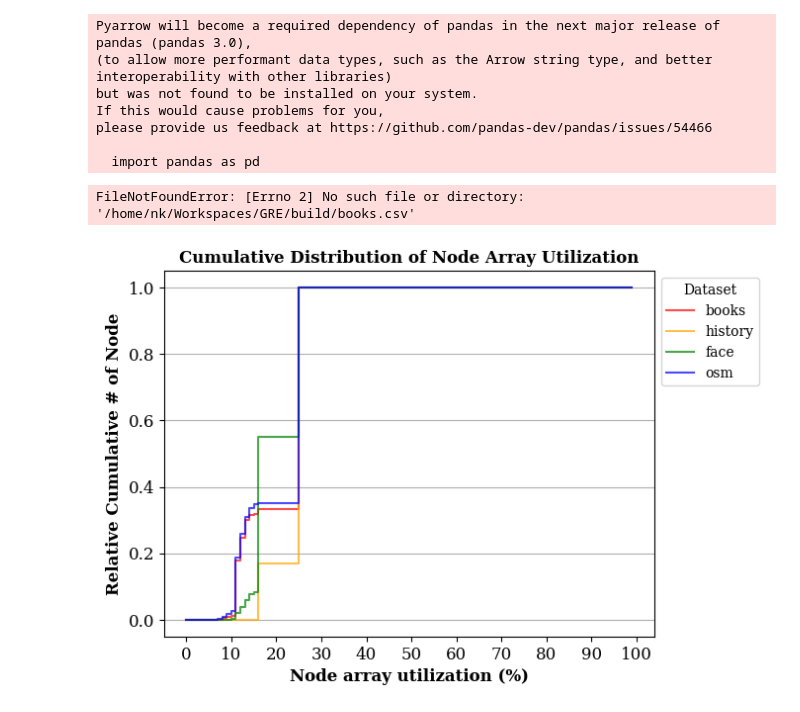
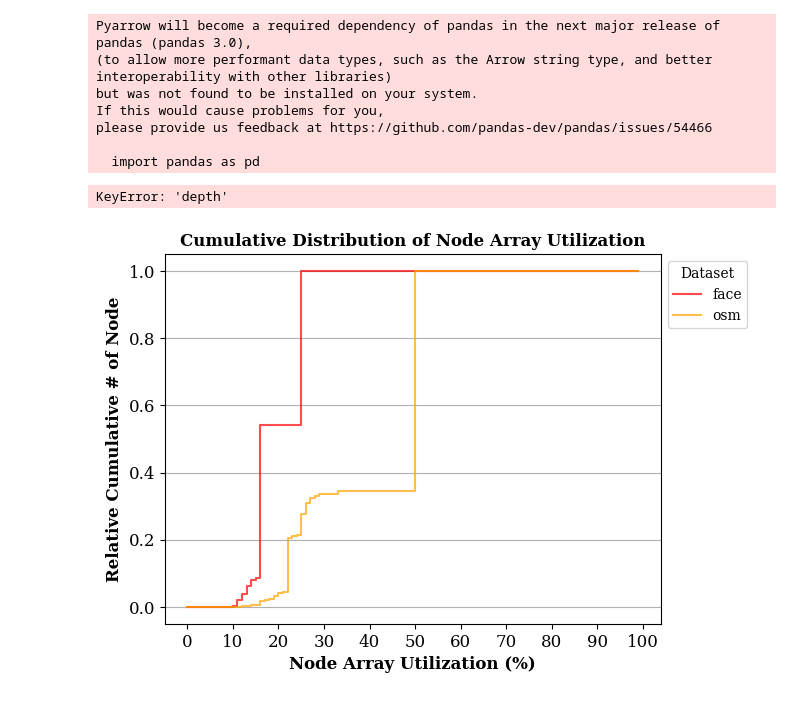
Before and after one commit to neokkk/GRE, a Jupyter notebook: scripts/cdf.ipynb, the cells around one changed output. Cells and saved outputs as stored; diff of their text form; code cells hidden in the pictures.

```diff
--- a/scripts/cdf.ipynb
+++ b/scripts/cdf.ipynb
@@ -13,7 +13,7 @@ please provide us feedback at https://github.com/pandas-dev/pandas/issues/54466
 
   import pandas as pd
 # %%
-datasets = ['books', 'history', 'face', 'osm']
+datasets = ['face', 'osm']
 colors = ['red', 'orange', 'green', 'blue', 'purple', 'gray']
 
 build_path = os.path.join(os.path.dirname(os.path.dirname(os.path.abspath('__file__'))), 'build')
@@ -89,40 +89,40 @@ plt.gca().yaxis.set_major_formatter(formatter)
 plt.legend(loc='upper left', bbox_to_anchor=(1, 1), title='Depth')
 plt.show()
 # %% [output]
-FileNotFoundError: [Errno 2] No such file or directory: '/home/nk/Workspaces/GRE/build/books.csv'
+KeyError: 'depth'
 # %%
 csv_file_names = [os.path.join(build_path, f'{dataset}.csv') for dataset in datasets]
 
 plt.figure()
 
 for i, file_name in enumerate(csv_file_names):
     try:
       df = pd.read_csv(file_name, header=None)
     except Exception as e:
       continue
 
     total_count = len(df)
     total_values = df.iloc[2:, 0].astype(float)
     null_values = df.iloc[2:, 1].astype(float)
     non_null_percentages = ((total_values - null_values) / total_values) * 100
     percent_intervals = np.arange(0, 101, 1)
     counts, _ = np.histogram(non_null_percentages, bins=percent_intervals)
     counts = np.asarray(counts) / total_count
     cumulative_counts = np.cumsum(counts)
 
     plt.plot(percent_intervals[:-1], cumulative_counts,
              drawstyle='steps-post', color=colors[i % len(colors)], alpha=0.7, label=file_name.split('/')[-1].split('.')[0])
 
 plt.title('Cumulative Distribution of Node Array Utilization', fontweight='bold', fontsize=12)
-plt.xlabel('Node array utilization (%)', fontweight='bold', fontsize=12)
+plt.xlabel('Node Array Utilization (%)', fontweight='bold', fontsize=12)
 plt.ylabel('Relative Cumulative # of Node', fontweight='bold', fontsize=12)
 plt.xticks(np.arange(0, 101, 10), fontsize=12)
 plt.yticks(fontsize=12)
 plt.grid(axis='y')
 plt.legend(loc='upper left', bbox_to_anchor=(1, 1), title='Dataset')
 plt.show()
 # %% [output]
-[figure, old version]
+[figure, new version]
 # %%
 csv_file_names = [os.path.join(build_path, f'{dataset}_count.csv') for dataset in datasets]
 
```
Also changed, not shown: parts of 6 cells of this notebook, 3 other files.
